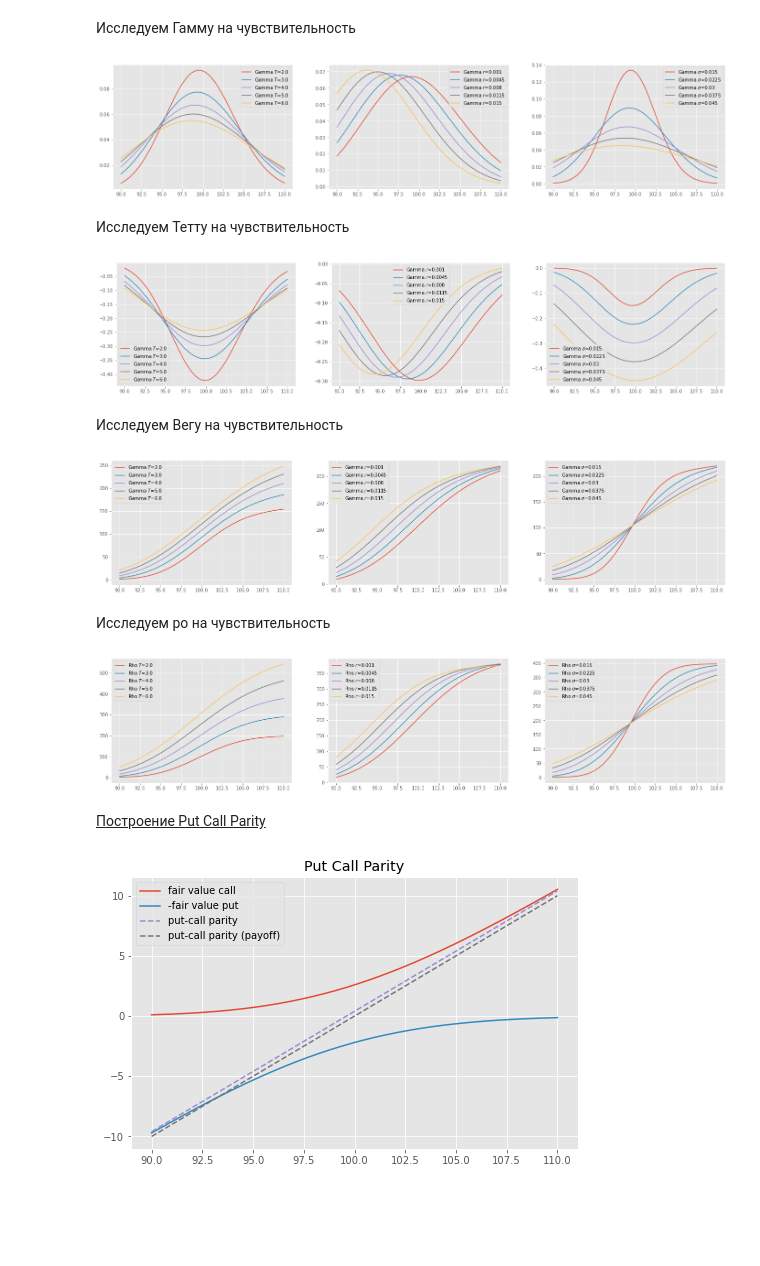
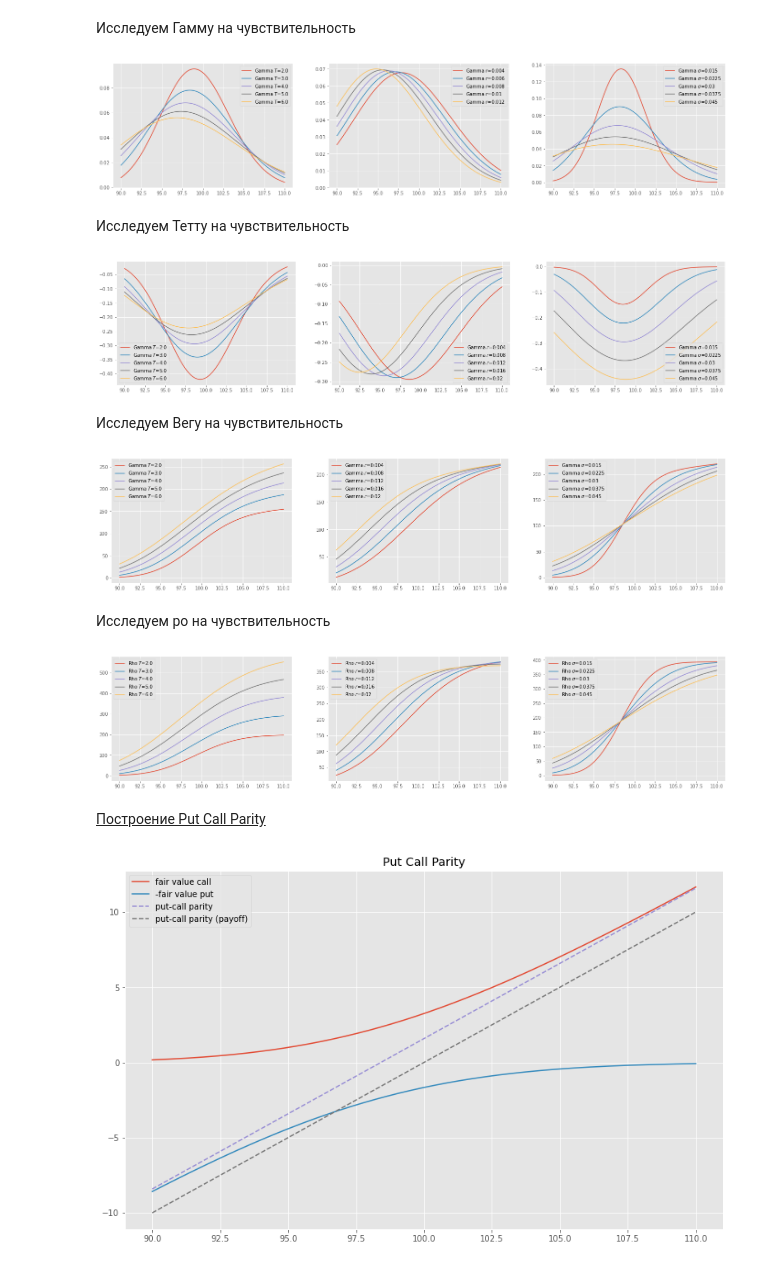
Before and after one commit to CyberCheshir/FinMath, a Jupyter notebook: Лабораторная 2.ipynb, the cells around one changed output. Saved outputs shown, nothing was run; the diff lists cells and outputs as text; code cells hidden in the pictures; blank space fills up the shorter version.

```diff
--- a/Лабораторная 2.ipynb
+++ b/Лабораторная 2.ipynb
@@ -148,7 +148,7 @@ import matplotlib.pyplot as plt
 
 STRIKE_PRICE = 100
 RANGE_VALUE = 10
-R = 0.001
+R = 0.004
 SIGMA = 0.03
 T = 4
 D = 0
@@ -430,7 +428,7 @@ def gamma_show():
         plt.plot(interval, d_call_arr, label=f'Gamma $T$={i}')
     plt.legend(loc='best')
 
-    r = np.linspace(R,R*15,num=5)
+    r = np.linspace(R,R*3,num=5)
     plt.subplot(1, 3, 2)
     for i in r:
         d_call_arr = [gamma(s,r=i)  for s in interval]
@@ -445,7 +443,7 @@ def gamma_show():
     plt.legend(loc='best')
 gamma_show()
 # %% [output]
-[figure, old version]
+[figure, new version]
 # %% [markdown]
 Исследуем Тетту на чувствительность
 # %%
@@ -459,7 +457,7 @@ def theta_show():
         plt.plot(interval, d_call_arr, label=f'Gamma $T$={i}')
     plt.legend(loc='best')
 
-    r = np.linspace(R,R*15,num=5)
+    r = np.linspace(R,R*5,num=5)
     plt.subplot(1, 3, 2)
     for i in r:
         d_call_arr = [tetha(s,r=i)  for s in interval]
@@ -474,7 +472,7 @@ def theta_show():
     plt.legend(loc='best')
 theta_show()
 # %% [output]
-[figure, old version]
+[figure, new version]
 # %% [markdown]
 Исследуем Вегу на чувствительность
 # %%
@@ -488,7 +486,7 @@ def vega_show():
         plt.plot(interval, d_call_arr, label=f'Gamma $T$={i}')
     plt.legend(loc='best')
 
-    r = np.linspace(R,R*15,num=5)
+    r = np.linspace(R,R*5,num=5)
     plt.subplot(1, 3, 2)
     for i in r:
         d_call_arr = [vega(s,r=i)  for s in interval]
@@ -503,7 +501,7 @@ def vega_show():
     plt.legend(loc='best')
 vega_show()
 # %% [output]
-[figure, old version]
+[figure, new version]
 # %% [markdown]
 Исследуем ро на чувствительность
 # %%
@@ -517,7 +515,7 @@ def rho_show():
         plt.plot(interval, d_call_arr, label=f'Rho $T$={i}')
     plt.legend(loc='best')
 
-    r = np.linspace(R,R*15,num=5)
+    r = np.linspace(R,R*5,num=5)
     plt.subplot(1, 3, 2)
     for i in r:
         d_call_arr = [ro(s,r=i)  for s in interval]
@@ -532,25 +530,25 @@ def rho_show():
     plt.legend(loc='best')
 rho_show()
 # %% [output]
-[figure, old version]
+[figure, new version]
 # %% [markdown]
 <u>Построение Put Call Parity</u>
 # %%
 
-plt.figure(figsize=(8, 5))
+plt.figure(figsize=(13, 8))
 plt.title('Put Call Parity')
 # fair put
 plt.plot(interval, fair_value_call_arr, label='fair value call')
 # fair call
 plt.plot(interval, -fair_value_put_arr, label='-fair value put')
 # put call
 plt.plot(interval, interval-STRIKE_PRICE*np.exp((-R)*T),
          label='put-call parity', linestyle='dashed')
 
 plt.plot(interval, payoff_call_arr - payoff_put_arr,
          label='put-call parity (payoff)', linestyle='dashed')
 
 plt.legend(loc='best')
 plt.show()
 # %% [output]
-[figure, old version]
+[figure, new version]
```
Also changed, not shown: parts of 13 cells of this notebook.
